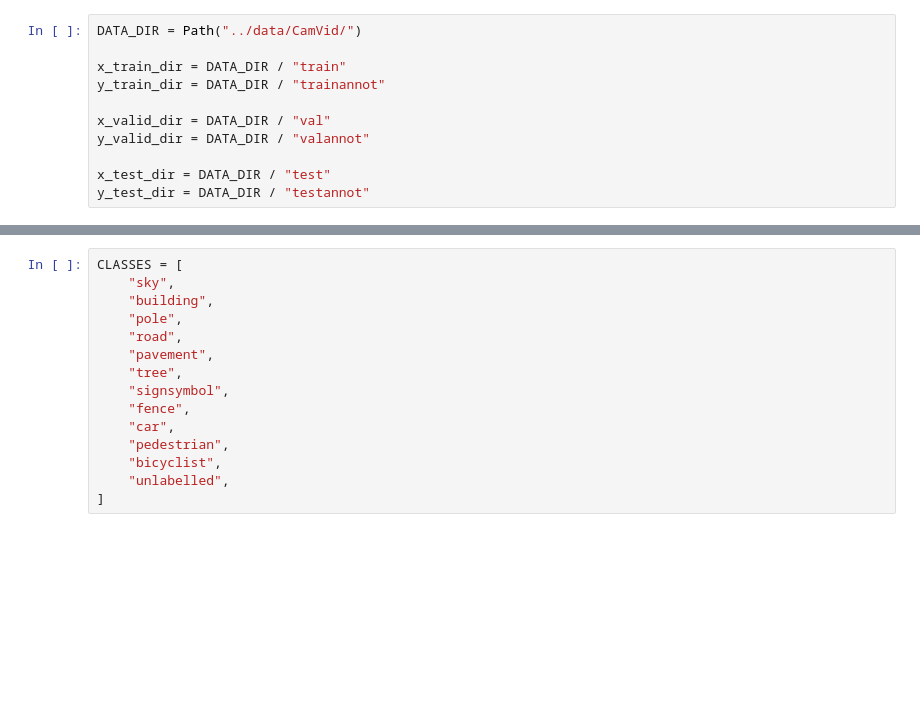
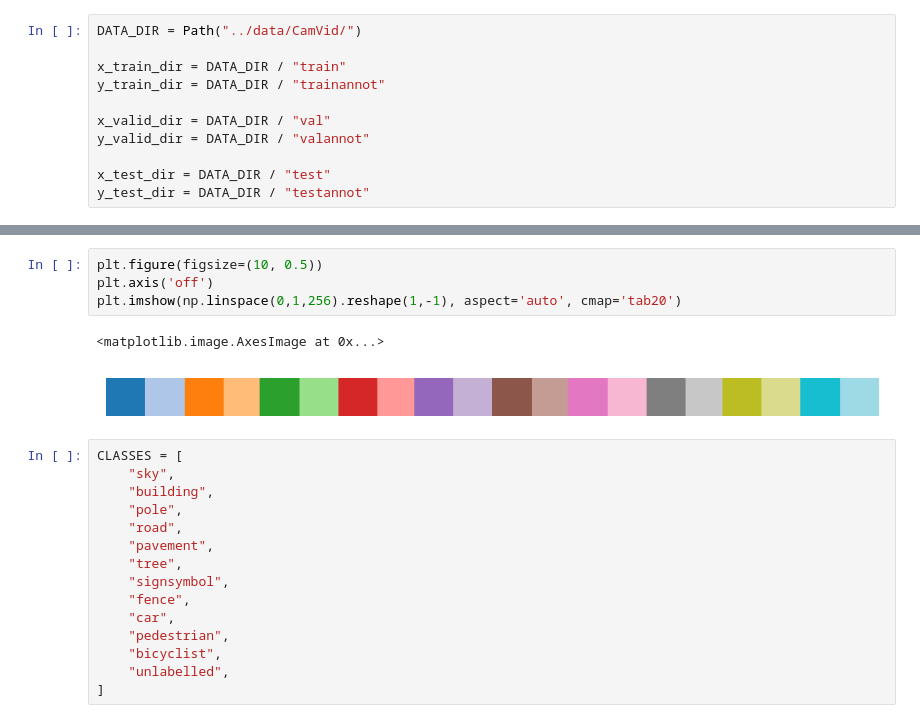
Before and after one commit to hanruiyao163/seg1, a Jupyter notebook: smp/camvid-seg.ipynb, the cells around one changed output, grey strips where cells are left out. Saved outputs shown, nothing was run; the diff lists cells and outputs as text; blank space fills up the shorter version.

```diff
--- a/smp/camvid-seg.ipynb
+++ b/smp/camvid-seg.ipynb
@@ -35,3 +35,10 @@ plt.imshow(cv2.cvtColor(img, cv2.COLOR_BGR2RGB))
+# %%
+plt.figure(figsize=(10, 0.5))
+plt.axis('off')
+plt.imshow(np.linspace(0,1,256).reshape(1,-1), aspect='auto', cmap='tab20')
+# %% [output]
+<matplotlib.image.AxesImage at 0x...>
+[figure, added]
 # %%
 CLASSES = [
     "sky",
```
Also changed, not shown: parts of 8 cells of this notebook.
